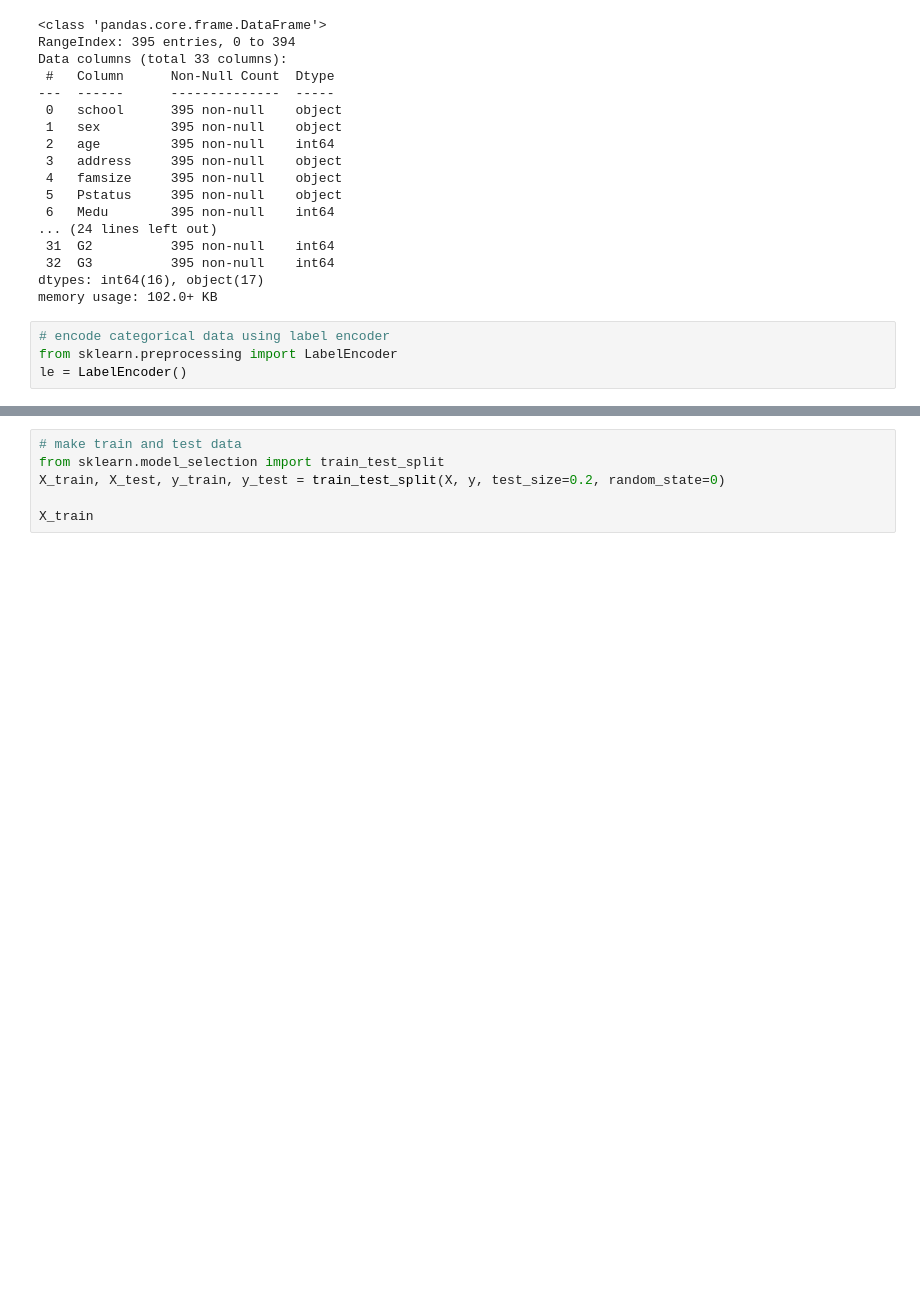
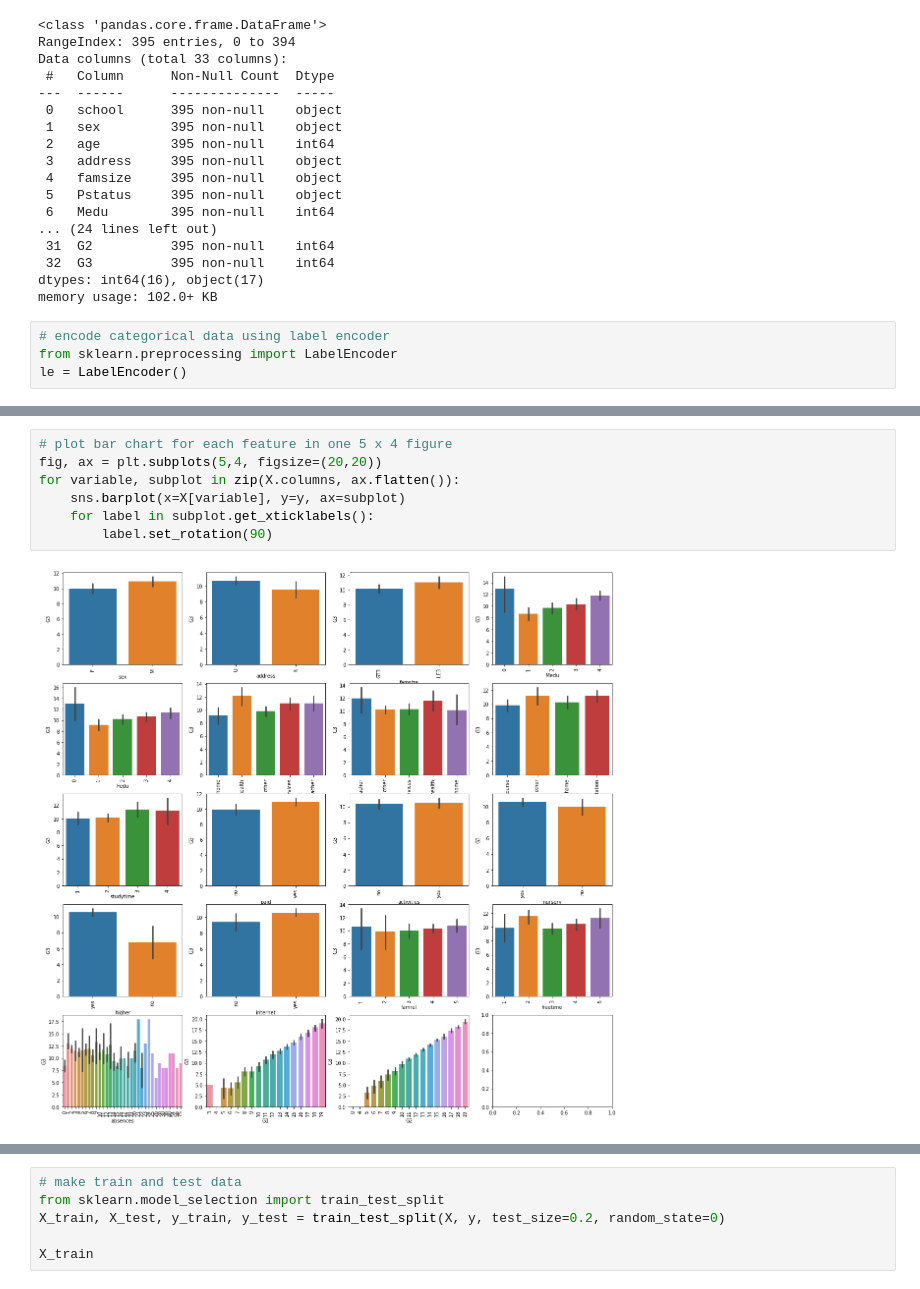
Before and after one commit to pandesindu/student_alcohol_cons, a Jupyter notebook: Reggresi_data korelasi positif_G3.ipynb, the cells around one changed output, grey strips where cells are left out. Saved outputs shown, nothing was run; the diff lists cells and outputs as text; blank space fills up the shorter version.

```diff
--- a/Reggresi_data korelasi positif_G3.ipynb
+++ b/Reggresi_data korelasi positif_G3.ipynb
@@ -106,0 +179,9 @@ print(X)
+# %%
+# plot bar chart for each feature in one 5 x 4 figure
+fig, ax = plt.subplots(5,4, figsize=(20,20))
+for variable, subplot in zip(X.columns, ax.flatten()):
+    sns.barplot(x=X[variable], y=y, ax=subplot)
+    for label in subplot.get_xticklabels():
+        label.set_rotation(90)
+# %% [output]
+[figure, added]
```
Also changed, not shown: parts of 9 cells of this notebook.
